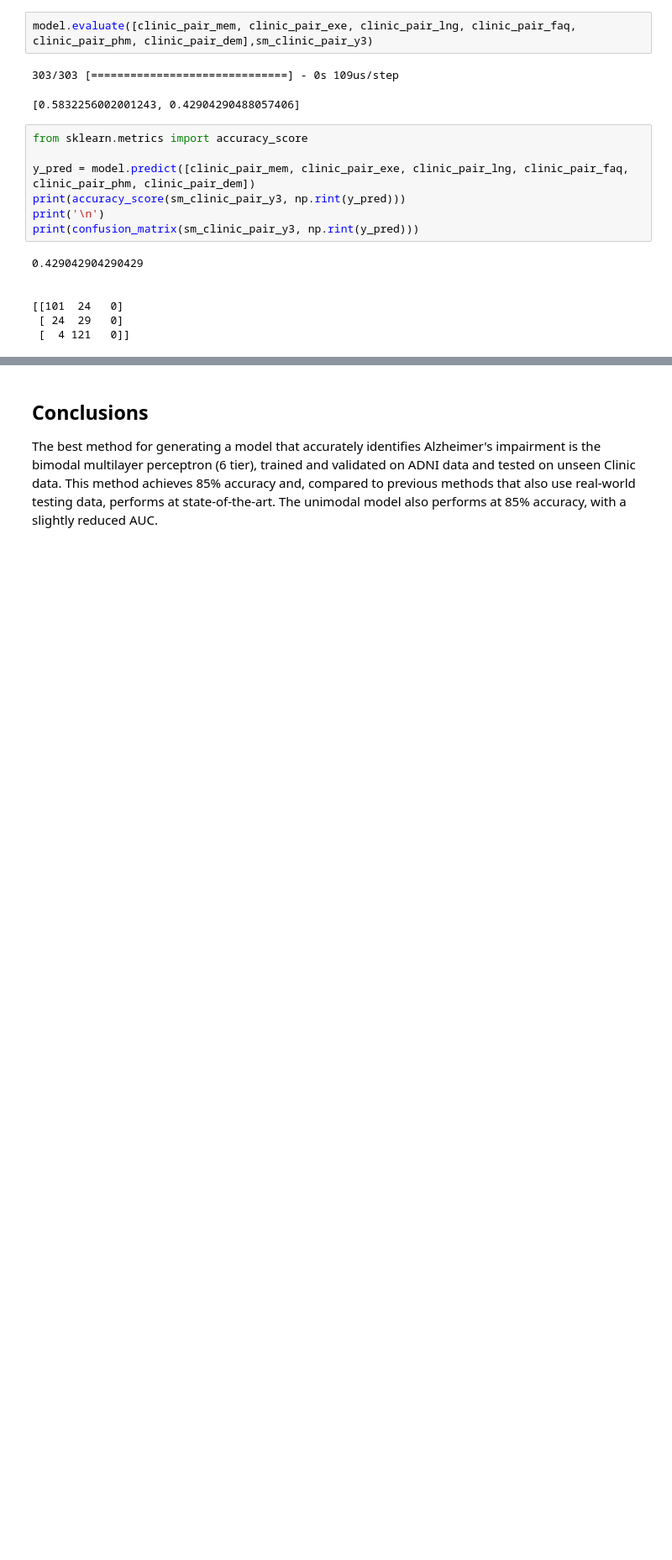
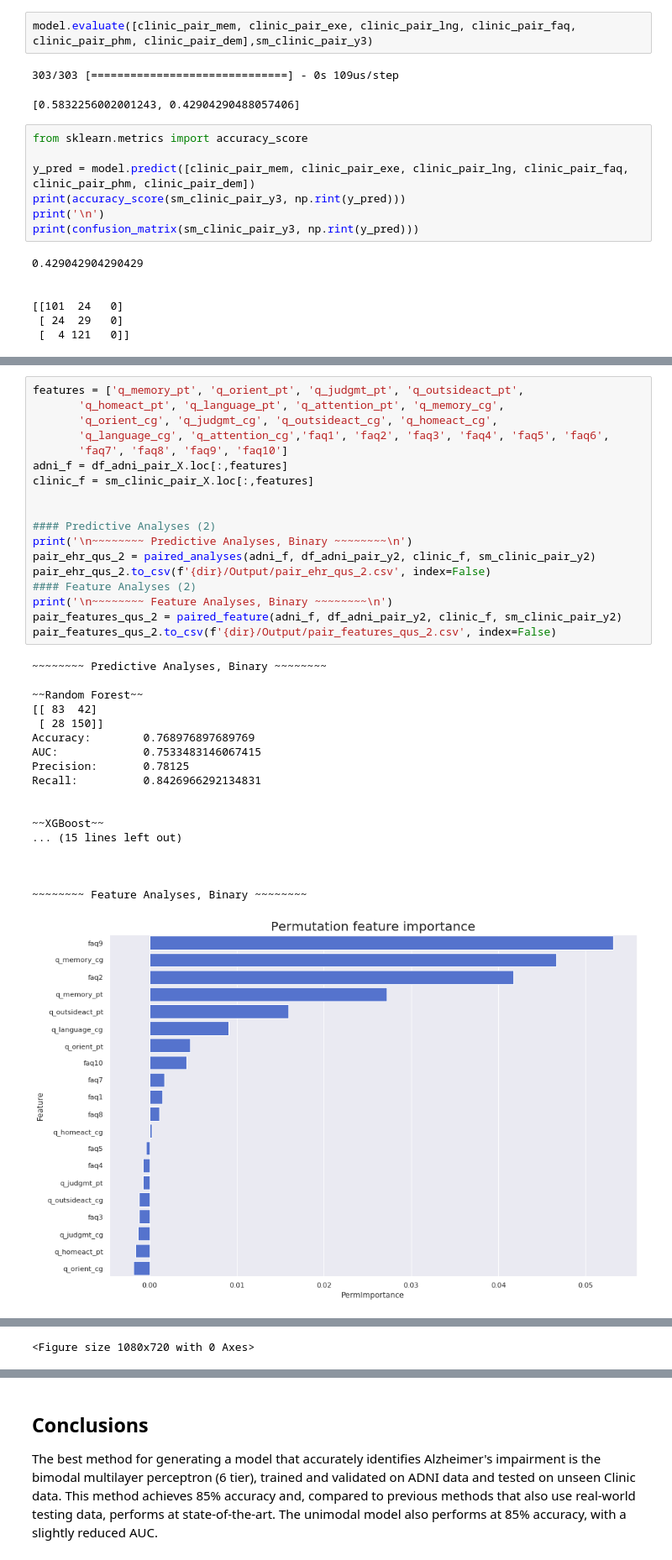
Before and after one commit to mjkleiman/streamlineAD, a Jupyter notebook: KleimanPhD_Chp2.ipynb, the cells around one changed output, grey strips where cells are left out. Shown at 84% size. Cells and saved outputs as stored; diff of their text form; blank space fills up the shorter version.

```diff
--- a/KleimanPhD_Chp2.ipynb
+++ b/KleimanPhD_Chp2.ipynb
@@ -1869,0 +2022,37 @@ print(confusion_matrix(sm_clinic_pair_y3, np.rint(y_pred)))
+# %%
+features = ['q_memory_pt', 'q_orient_pt', 'q_judgmt_pt', 'q_outsideact_pt',
+       'q_homeact_pt', 'q_language_pt', 'q_attention_pt', 'q_memory_cg',
+       'q_orient_cg', 'q_judgmt_cg', 'q_outsideact_cg', 'q_homeact_cg',
+       'q_language_cg', 'q_attention_cg','faq1', 'faq2', 'faq3', 'faq4', 'faq5', 'faq6',
+       'faq7', 'faq8', 'faq9', 'faq10']
+adni_f = df_adni_pair_X.loc[:,features]
+clinic_f = sm_clinic_pair_X.loc[:,features]
+
+
+#### Predictive Analyses (2)
+print('\n~~~~~~~~ Predictive Analyses, Binary ~~~~~~~~\n')
+pair_ehr_qus_2 = paired_analyses(adni_f, df_adni_pair_y2, clinic_f, sm_clinic_pair_y2)
+pair_ehr_qus_2.to_csv(f'{dir}/Output/pair_ehr_qus_2.csv', index=False)
+#### Feature Analyses (2)
+print('\n~~~~~~~~ Feature Analyses, Binary ~~~~~~~~\n')
+pair_features_qus_2 = paired_feature(adni_f, df_adni_pair_y2, clinic_f, sm_clinic_pair_y2)
+pair_features_qus_2.to_csv(f'{dir}/Output/pair_features_qus_2.csv', index=False)
+# %% [output]
+~~~~~~~~ Predictive Analyses, Binary ~~~~~~~~
+
+~~Random Forest~~
+[[ 83  42]
+ [ 28 150]]
+Accuracy:        0.768976897689769
+AUC:             0.7533483146067415
+Precision:       0.78125
+Recall:          0.8426966292134831
+
+
+~~XGBoost~~
+... (15 lines left out)
+
+
+
+~~~~~~~~ Feature Analyses, Binary ~~~~~~~~
+[figure, added]
@@ -1869,0 +2060 @@ print(confusion_matrix(sm_clinic_pair_y3, np.rint(y_pred)))
+<Figure size 1080x720 with 0 Axes>
```
Also changed, not shown: parts of 22 cells of this notebook.
